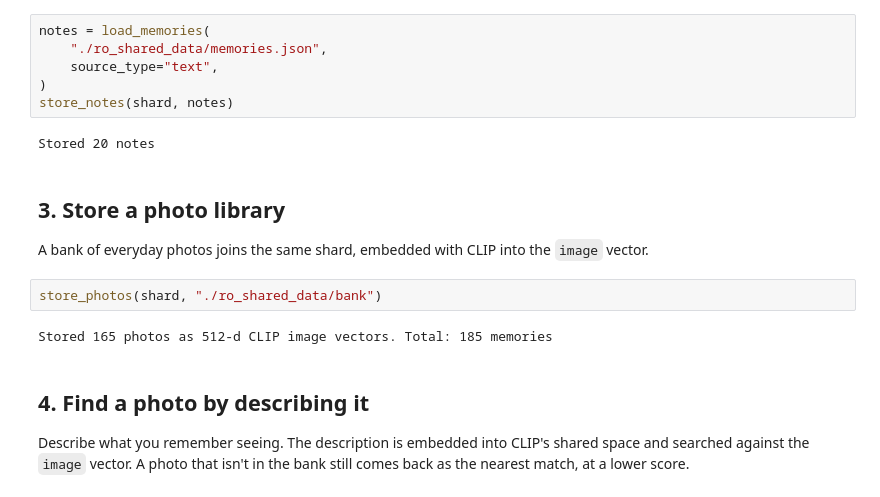
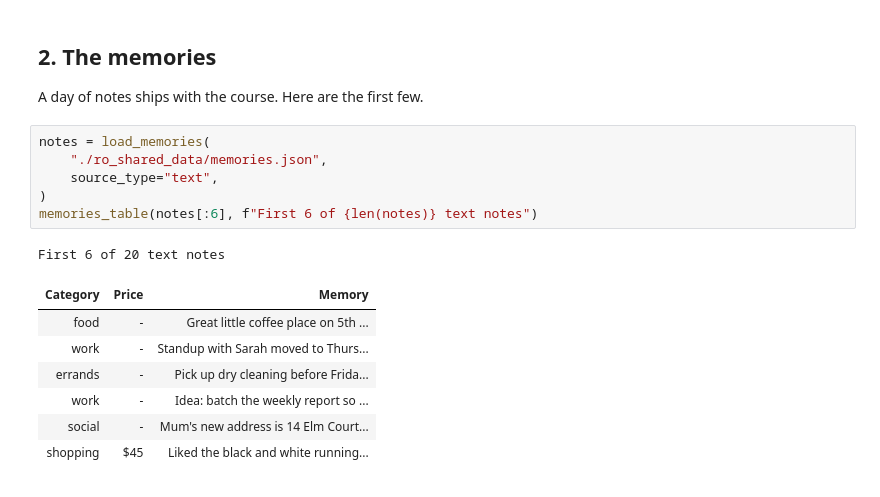
Before and after one commit to Dylancouzon/on-device-memory-course, a Jupyter notebook: L3/Lesson3.ipynb, the cells around one changed output. Drawn from its saved outputs; the diff is of its cells as text.

```diff
--- a/L3/Lesson3.ipynb
+++ b/L3/Lesson3.ipynb
@@ -30,20 +42,19 @@ Lesson 2 taught this write in full; `store_notes` repeats it, embedding each not
+# %% [markdown]
+## 2. The memories
+
+A day of notes ships with the course. Here are the first few.
 # %%
 notes = load_memories(
     "./ro_shared_data/memories.json",
     source_type="text",
 )
-store_notes(shard, notes)
+memories_table(notes[:6], f"First 6 of {len(notes)} text notes")
 # %% [output]
-Stored 20 notes
+First 6 of 20 text notes
+| Category | Price | Memory |
+| food | - | Great little coffee place on 5th ... |
+| work | - | Standup with Sarah moved to Thurs... |
+| errands | - | Pick up dry cleaning before Frida... |
+| work | - | Idea: batch the weekly report so ... |
+| social | - | Mum's new address is 14 Elm Court... |
+| shopping | $45 | Liked the black and white running... |
-# %% [markdown]
-## 3. Store a photo library
-
-A bank of everyday photos joins the same shard, embedded with CLIP into the `image` vector.
-# %%
-store_photos(shard, "./ro_shared_data/bank")
-# %% [output]
-Stored 165 photos as 512-d CLIP image vectors. Total: 185 memories
-# %% [markdown]
-## 4. Find a photo by describing it
-
-Describe what you remember seeing. The description is embedded into CLIP's shared space and searched against the `image` vector. A photo that isn't in the bank still comes back as the nearest match, at a lower score.
```
Also changed, not shown: parts of 23 cells of this notebook, 41 other files.
